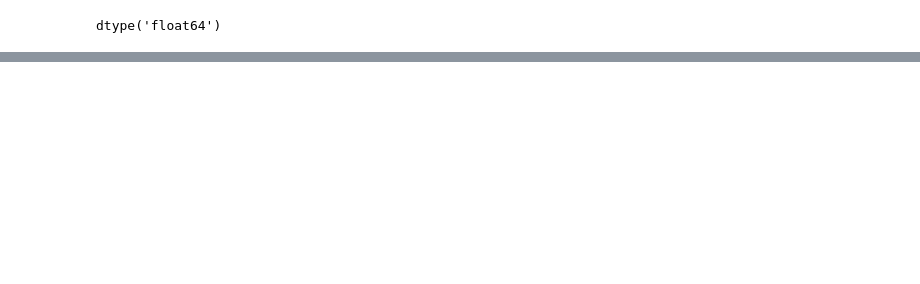
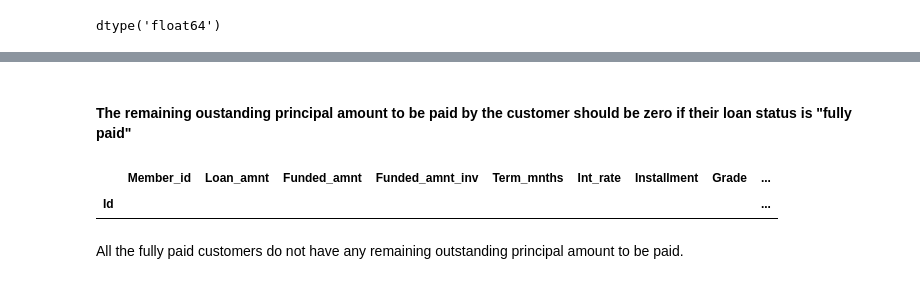
Before and after one commit to Veneeshkrishnan/Lending_Club_Case_Study, a Jupyter notebook: Lending_club.ipynb, the cells around one changed output, grey strips where cells are left out. Cells and saved outputs as stored; diff of their text form; code cells hidden in the pictures; blank space fills up the shorter version.

```diff
--- a/Lending_club.ipynb
+++ b/Lending_club.ipynb
@@ -514,0 +575,9 @@ dtype: object
+# %% [markdown]
+#### The remaining oustanding principal amount to be paid by the customer should be zero if their loan status is "fully paid"
+# %%
+Loan_data[(Loan_data["Out_prncp"]!=0) & (Loan_data["Loan_status"]=="Fully Paid")]
+# %% [output]
+|  | Member_id | Loan_amnt | Funded_amnt | Funded_amnt_inv | Term_mnths | Int_rate | Installment | Grade | ... |
+| Id |  |  |  |  |  |  |  |  | ... |
+# %% [markdown]
+All the fully paid customers do not have any remaining outstanding principal amount to be paid.
```
Also changed, not shown: parts of 58 cells of this notebook.
